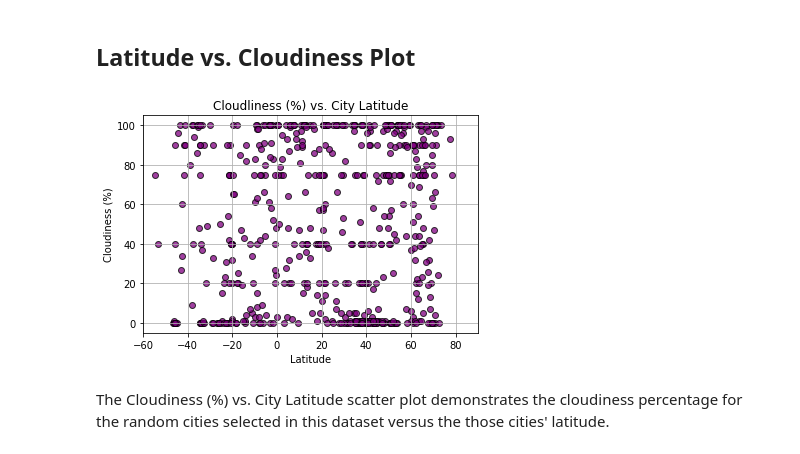
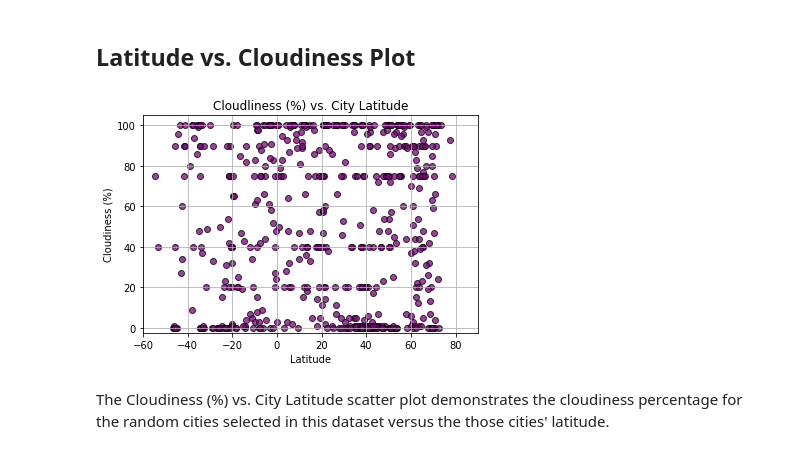
Before and after one commit to sjricketts/python-api-challenge, a Jupyter notebook: WeatherPy/WeatherPy.ipynb, the cells around one changed output. Drawn from its saved outputs; the diff is of its cells as text; code cells hidden in the pictures.

```diff
--- a/WeatherPy/WeatherPy.ipynb
+++ b/WeatherPy/WeatherPy.ipynb
@@ -213,15 +213,15 @@ The Humidity (%) vs. City Latitude scatter plot demonstrates the humidity percen
 # %%
 plt.scatter(lat, cloud, marker="o", facecolors="purple", edgecolors="black", alpha=0.75)
 plt.xlim(-60, 90)
-plt.ylim(-5, 105)
+plt.ylim(-2.5, 105)
 plt.xlabel("Latitude")
 plt.ylabel("Cloudiness (%)")
 plt.title("Cloudliness (%) vs. City Latitude")
 plt.grid()
 plt.savefig("Images/CloudsVsLat.png")
 plt.show()
 # %% [output]
-[figure, old version]
+[figure, new version]
 # %% [markdown]
 The Cloudiness (%) vs. City Latitude scatter plot demonstrates the cloudiness percentage for the random cities selected in this dataset versus the those cities' latitude.
 # %% [markdown]
```
Also changed, not shown: parts of 15 cells of this notebook.
